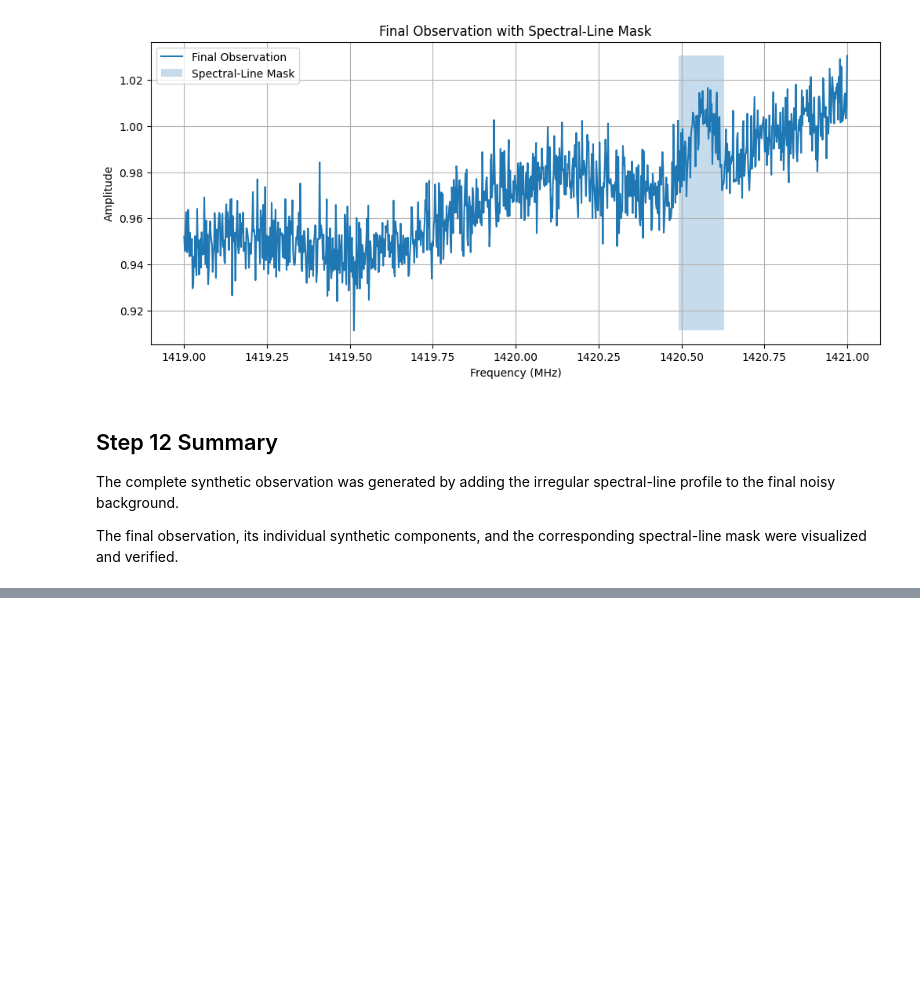
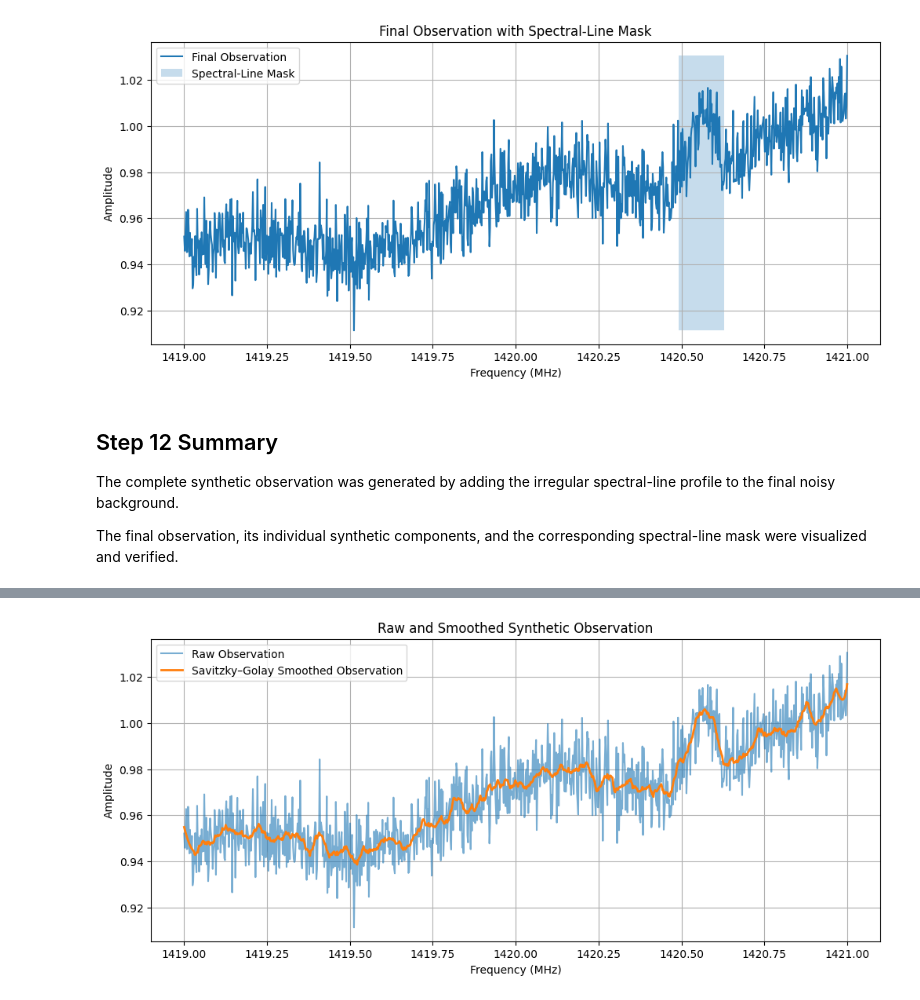
Before and after one commit to Astro-BEAM-AUTh/data-analysis, a Jupyter notebook: Background_Removal_using_NN.ipynb, the cells around one changed output, grey strips where cells are left out. Drawn from its saved outputs; the diff is of its cells as text; code cells hidden in the pictures; blank space fills up the shorter version.

```diff
--- a/Background_Removal_using_NN.ipynb
+++ b/Background_Removal_using_NN.ipynb
@@ -830,0 +877,11 @@ The final observation, its individual synthetic components, and the correspondin
+# %%
+smoothed_signal = savgol_filter(
+    final_signal,
+    window_length=SAVGOL_WINDOW_LENGTH,
+    polyorder=SAVGOL_POLYORDER
+)
+
+print(f"Raw signal shape: {final_signal.shape}")
+print(f"Smoothed signal shape: {smoothed_signal.shape}")
+print(f"Raw signal standard deviation: {np.std(final_signal):.6f}")
+print("Smoothed signal standard deviation:", f"{np.std(smoothed_signal):.6f}")
@@ -830,0 +901,13 @@ The final observation, its individual synthetic components, and the correspondin
+# %%
+plt.plot(freq, final_signal, label="Raw Observation", alpha=0.6)
+
+plt.plot(freq, smoothed_signal, label="Savitzky–Golay Smoothed Observation", linewidth=2)
+
+plt.title("Raw and Smoothed Synthetic Observation")
+plt.xlabel("Frequency (MHz)")
+plt.ylabel("Amplitude")
+plt.legend()
+
+plt.show()
+# %% [output]
+[figure, added]
```
Also changed, not shown: parts of 24 cells of this notebook.
